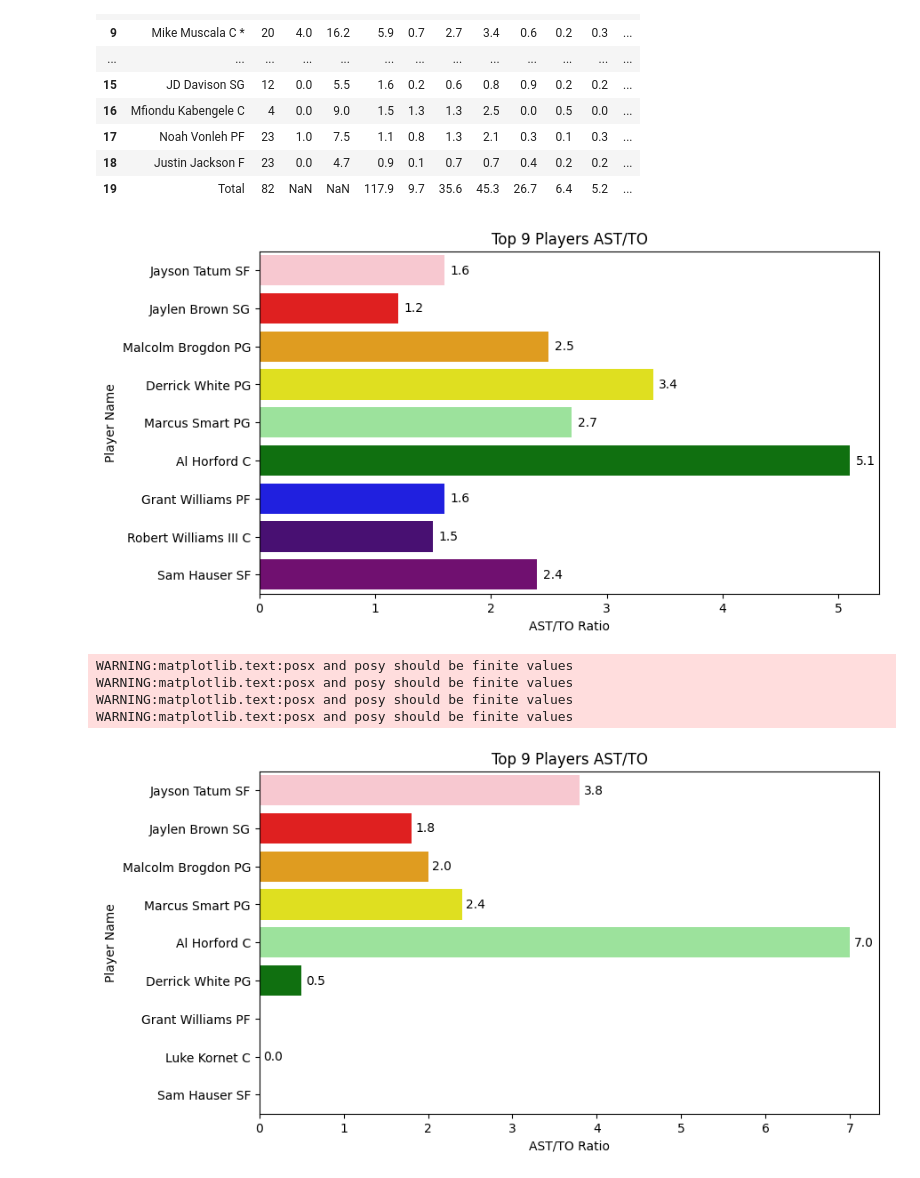
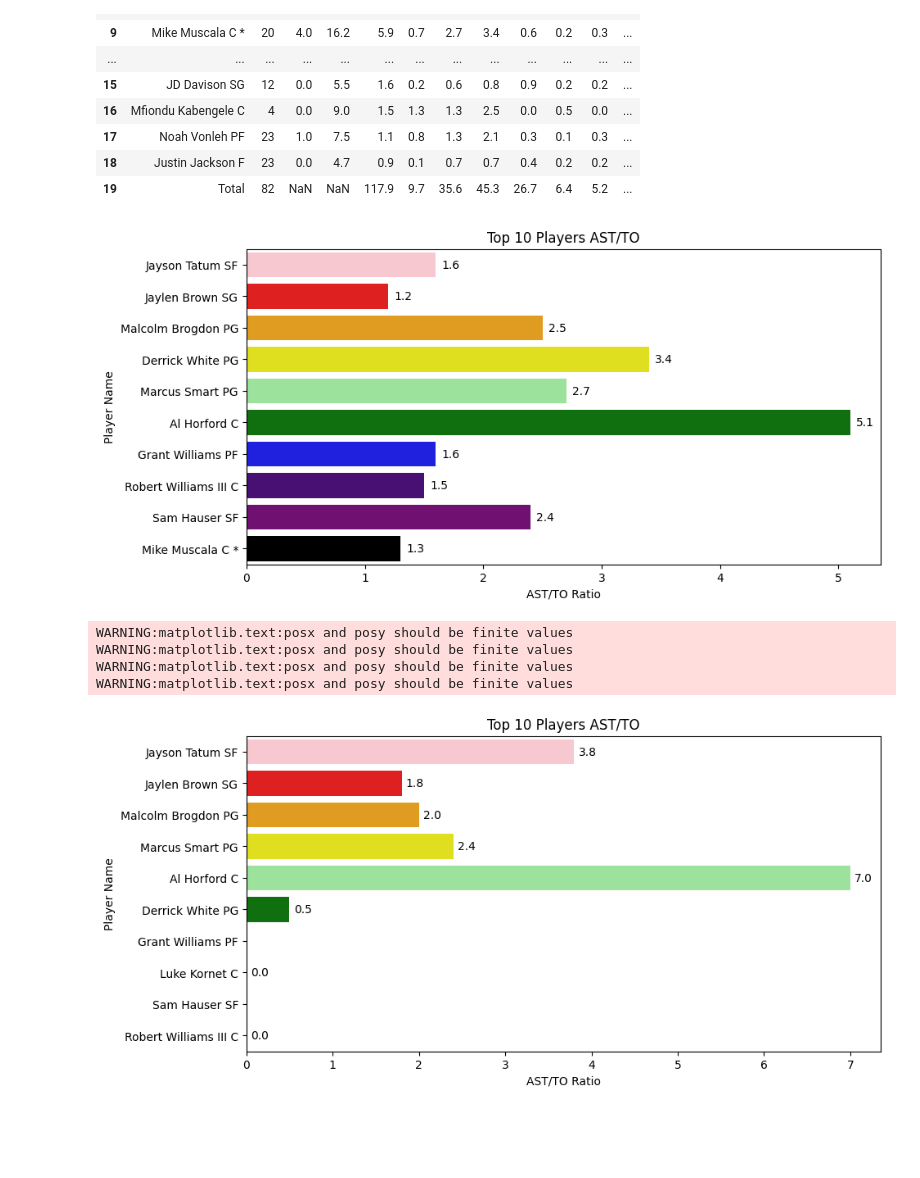
Before and after one commit to JeffYu12/Group-Project-, a Jupyter notebook: Group_Project_DSF.ipynb, the cells around one changed output. Cells and saved outputs as stored; diff of their text form; code cells hidden in the pictures; blank space fills up the shorter version.

```diff
--- a/Group_Project_DSF.ipynb
+++ b/Group_Project_DSF.ipynb
@@ -69,47 +69,47 @@ data['Player Stats 22-23']
 | 19 | Total | 82 | NaN | NaN | 117.9 | 9.7 | 35.6 | 45.3 | 26.7 | 6.4 | 5.2 | ... |
 # %%
 df = pd.read_excel('Player_Stats.xlsx', sheet_name='Player Stats 22-23')
-top_9_df = df[['Name', 'AST/TO']].head(9)
+top_10_df = df[['Name', 'AST/TO']].head(10)
 
 #rounds ast/to to one decimal place
-top_9_df['AST/TO'] = top_9_df['AST/TO'].round(1)
+top_10_df['AST/TO'] = top_10_df['AST/TO'].round(1)
 
 #establishing the colors
-colors = ['pink', 'red', 'orange', 'yellow', 'lightgreen', 'green', 'blue', 'indigo', 'purple']
+colors = ['pink', 'red', 'orange', 'yellow', 'lightgreen', 'green', 'blue', 'indigo', 'purple', 'black']
 
 #graph
-plt.figure(figsize=(9, 5))
-ax = sns.barplot(data=top_9_df, y='Name', x='AST/TO', hue='Name', dodge=False, palette=colors, legend=False)
-plt.title('Top 9 Players AST/TO')
+plt.figure(figsize=(10, 5))
+ax = sns.barplot(data=top_10_df, y='Name', x='AST/TO', hue='Name', dodge=False, palette=colors, legend=False)
+plt.title('Top 10 Players AST/TO')
 plt.xlabel('AST/TO Ratio')
 plt.ylabel('Player Name')
 
 #printing the value next to the bar
-for i, (name, ratio) in enumerate(zip(top_9_df['Name'], top_9_df['AST/TO'])):
+for i, (name, ratio) in enumerate(zip(top_10_df['Name'], top_10_df['AST/TO'])):
     ax.text(ratio + 0.05, i, f"{ratio:.1f}", va='center')
 
 plt.show()
 # %% [output]
-[figure, old version]
+[figure, new version]
 # %%
 df = pd.read_excel('Player_Stats.xlsx', sheet_name='Player 22-23 vs Mavs')
-top_9_df = df[['Name', 'AST/TO']].head(9)
+top_10_df = df[['Name', 'AST/TO']].head(10)
 
 #rounds ast/to to one decimal place
-top_9_df['AST/TO'] = top_9_df['AST/TO'].round(1)
+top_10_df['AST/TO'] = top_10_df['AST/TO'].round(1)
 
 #establishing the colors
-colors = ['pink', 'red', 'orange', 'yellow', 'lightgreen', 'green', 'blue', 'indigo', 'purple']
+colors = ['pink', 'red', 'orange', 'yellow', 'lightgreen', 'green', 'blue', 'indigo', 'purple', 'black']
 
 #graph
-plt.figure(figsize=(9, 5))
-ax = sns.barplot(data=top_9_df, y='Name', x='AST/TO', hue='Name', dodge=False, palette=colors, legend=False)
-plt.title('Top 9 Players AST/TO')
+plt.figure(figsize=(10, 5))
+ax = sns.barplot(data=top_10_df, y='Name', x='AST/TO', hue='Name', dodge=False, palette=colors, legend=False)
+plt.title('Top 10 Players AST/TO')
 plt.xlabel('AST/TO Ratio')
 plt.ylabel('Player Name')
 
 #printing the value next to the bar
-for i, (name, ratio) in enumerate(zip(top_9_df['Name'], top_9_df['AST/TO'])):
+for i, (name, ratio) in enumerate(zip(top_10_df['Name'], top_10_df['AST/TO'])):
     ax.text(ratio + 0.05, i, f"{ratio:.1f}", va='center')
 
 plt.show()
@@ -118,4 +118,4 @@ WARNING:matplotlib.text:posx and posy should be finite values
 WARNING:matplotlib.text:posx and posy should be finite values
 WARNING:matplotlib.text:posx and posy should be finite values
 WARNING:matplotlib.text:posx and posy should be finite values
-[figure, old version]
+[figure, new version]
```
Also changed, not shown: parts of 1 cell of this notebook.
